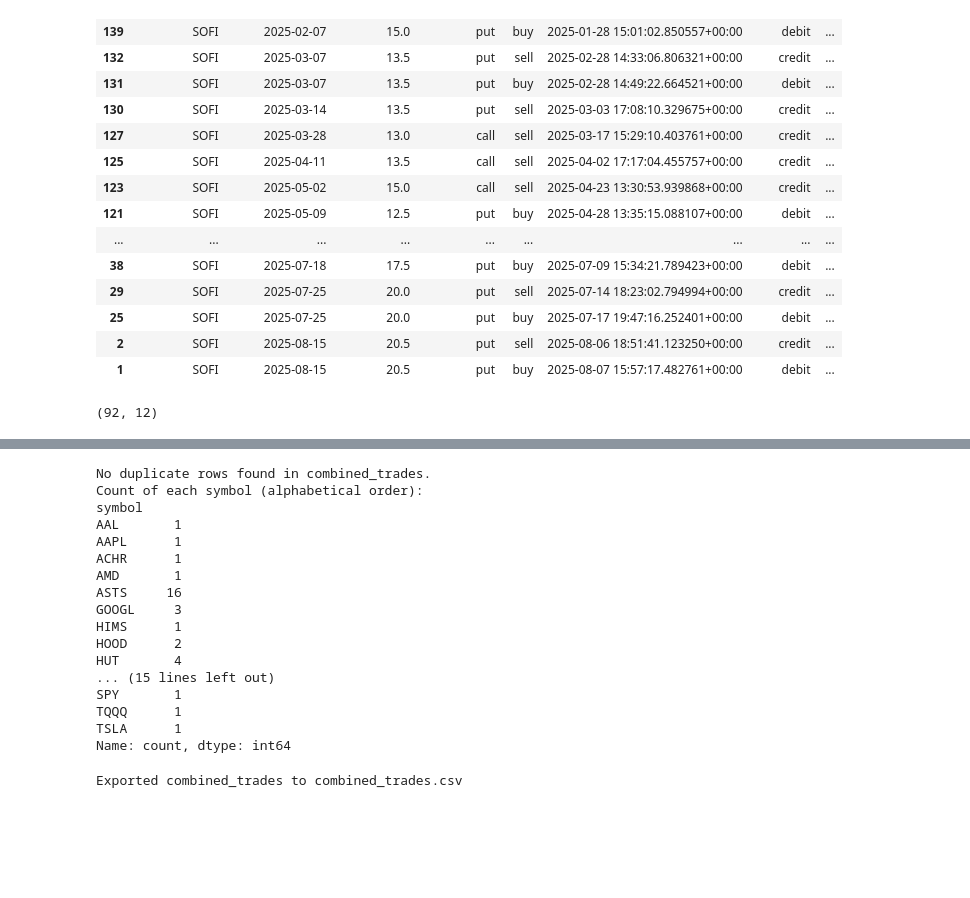
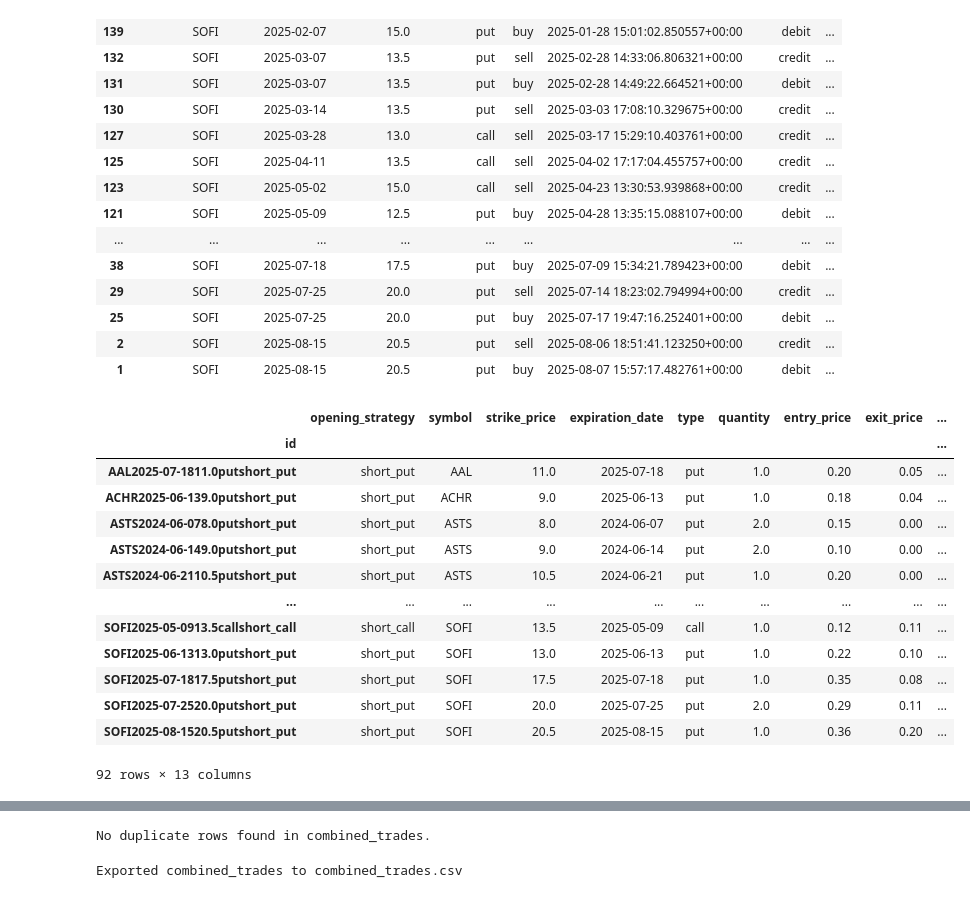
Before and after one commit to mihirargulkar/robinhood-dashboard, a Jupyter notebook: data.ipynb, the cells around one changed output, grey strips where cells are left out. Drawn from its saved outputs; the diff is of its cells as text; code cells hidden in the pictures; blank space fills up the shorter version.

```diff
--- a/data.ipynb
+++ b/data.ipynb
@@ -98,37 +98,51 @@ option_orders[option_orders['chain_symbol'].str.lower() == 'sofi']
 # Concise processing for short puts and calls
 short_trades = option_orders[option_orders['opening_strategy'].isin(['short_put', 'short_call'])].copy()
 short_trades = short_trades.rename(columns={'chain_symbol': 'symbol', 'option_type': 'type', 'order_quantity': 'quantity'})
 short_trades = short_trades.groupby('id').agg({
     'opening_strategy': 'first',
     'symbol': 'first',
     'strike_price': 'first',
     'expiration_date': 'first',
     'type': 'first',
     'quantity': 'first',
     'price': 'first',
-    'direction': list
+    'direction': list,
+    'order_created_at': 'last'  # Add the last order_created_at value in a group
 })
 
 def get_exit_price(id_):
     group = option_orders[option_orders['id'] == id_]
     if (group['direction'] == 'debit').any():
         return group['price'].iloc[-1]
     return 0
 
 short_trades['entry_price'] = short_trades['price']
 short_trades['exit_price'] = short_trades.index.to_series().map(get_exit_price)
 short_trades['pnl'] = (short_trades['entry_price'] - short_trades['exit_price']) * short_trades['quantity'] * 100
 short_trades['cumulative_pnl'] = short_trades['pnl'].cumsum()
 short_trades['collateral'] = short_trades['strike_price'] * short_trades['quantity'] * 100
 short_trades['roi'] = ((short_trades['pnl'] / short_trades['collateral']) * 100).round(2)
 short_trades = short_trades[[
     'opening_strategy', 'symbol', 'strike_price', 'expiration_date', 'type',
-    'quantity', 'entry_price', 'exit_price', 'pnl', 'cumulative_pnl', 'collateral', 'roi'
+    'quantity', 'entry_price', 'exit_price', 'pnl', 'cumulative_pnl', 'collateral', 'roi', 'order_created_at'
 ]]
 
-short_trades.shape
+short_trades
 # %% [output]
+|  | opening_strategy | symbol | strike_price | expiration_date | type | quantity | entry_price | exit_price | ... |
+| id |  |  |  |  |  |  |  |  | ... |
+| AAL2025-07-1811.0putshort_put | short_put | AAL | 11.0 | 2025-07-18 | put | 1.0 | 0.20 | 0.05 | ... |
+| ACHR2025-06-139.0putshort_put | short_put | ACHR | 9.0 | 2025-06-13 | put | 1.0 | 0.18 | 0.04 | ... |
+| ASTS2024-06-078.0putshort_put | short_put | ASTS | 8.0 | 2024-06-07 | put | 2.0 | 0.15 | 0.00 | ... |
+| ASTS2024-06-149.0putshort_put | short_put | ASTS | 9.0 | 2024-06-14 | put | 2.0 | 0.10 | 0.00 | ... |
+| ASTS2024-06-2110.5putshort_put | short_put | ASTS | 10.5 | 2024-06-21 | put | 1.0 | 0.20 | 0.00 | ... |
+| ... | ... | ... | ... | ... | ... | ... | ... | ... | ... |
+| SOFI2025-05-0913.5callshort_call | short_call | SOFI | 13.5 | 2025-05-09 | call | 1.0 | 0.12 | 0.11 | ... |
+| SOFI2025-06-1313.0putshort_put | short_put | SOFI | 13.0 | 2025-06-13 | put | 1.0 | 0.22 | 0.10 | ... |
+| SOFI2025-07-1817.5putshort_put | short_put | SOFI | 17.5 | 2025-07-18 | put | 1.0 | 0.35 | 0.08 | ... |
+| SOFI2025-07-2520.0putshort_put | short_put | SOFI | 20.0 | 2025-07-25 | put | 2.0 | 0.29 | 0.11 | ... |
+| SOFI2025-08-1520.5putshort_put | short_put | SOFI | 20.5 | 2025-08-15 | put | 1.0 | 0.36 | 0.20 | ... |
-(92, 12)
+92 rows × 13 columns
 # %%
 # Concise processing for long puts and calls
 long_trades = option_orders[option_orders['opening_strategy'].isin(['long_put', 'long_call'])].copy()
@@ -230,7 +246,7 @@ ss_trades
 # %%
 final_col_order = [
     'opening_strategy', 'symbol', 'strike_price', 'expiration_date', 'type',
-    'quantity', 'entry_price', 'exit_price', 'pnl', 'cumulative_pnl', 'collateral', 'roi'
+    'quantity', 'entry_price', 'exit_price', 'pnl', 'cumulative_pnl', 'collateral', 'roi', 'order_created_at'
 ]
 
 # Ensure all columns are strings for set operations
@@ -281,30 +297,9 @@ else:
 
 if 'pnl' in combined_trades.columns:
     combined_trades['cumulative_pnl'] = combined_trades['pnl'].cumsum()
-combined_trades
-
-symbol_counts = combined_trades['symbol'].value_counts()
-symbol_counts = symbol_counts.sort_index()
-print("Count of each symbol (alphabetical order):")
-print(symbol_counts)
+combined_trades = combined_trades.sort_values(by='order_created_at', ascending=True).reset_index(drop=True)
 # %% [output]
 No duplicate rows found in combined_trades.
-Count of each symbol (alphabetical order):
-symbol
-AAL       1
-AAPL      1
-ACHR      1
-AMD       1
-ASTS     16
-GOOGL     3
-HIMS      1
-HOOD      2
-HUT       4
-... (15 lines left out)
-SPY       1
-TQQQ      1
-TSLA      1
-Name: count, dtype: int64
 # %%
 combined_trades.to_csv("/Users/mihirargulkar/robinhood-dashboard/data/combined_trades.csv", index=False)
 print("Exported combined_trades to combined_trades.csv")
```
Also changed, not shown: parts of 3 cells of this notebook, 2 other files.
